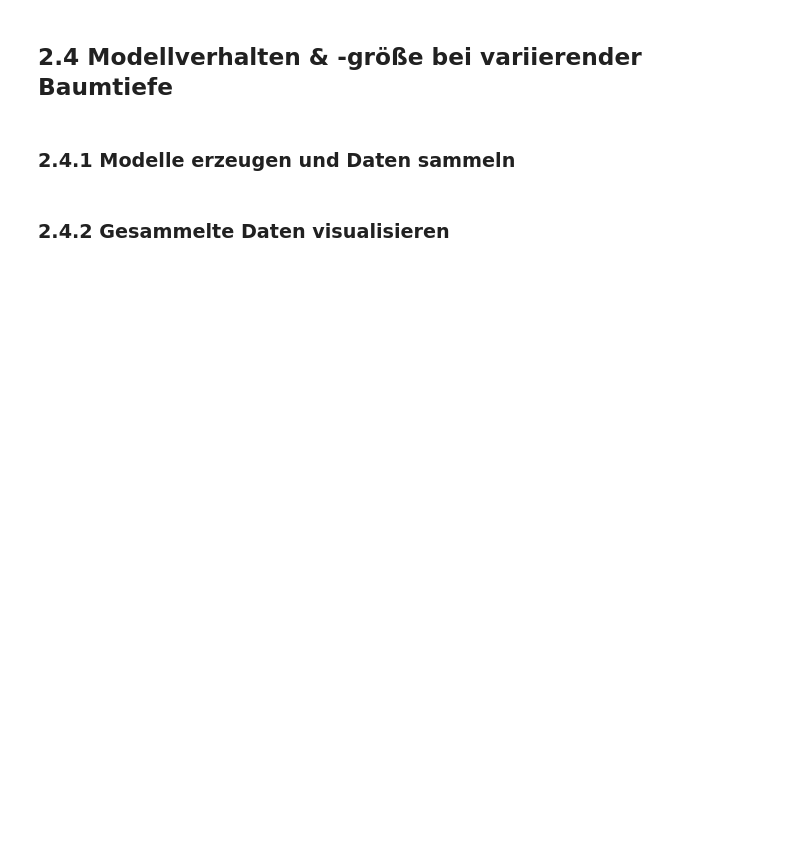
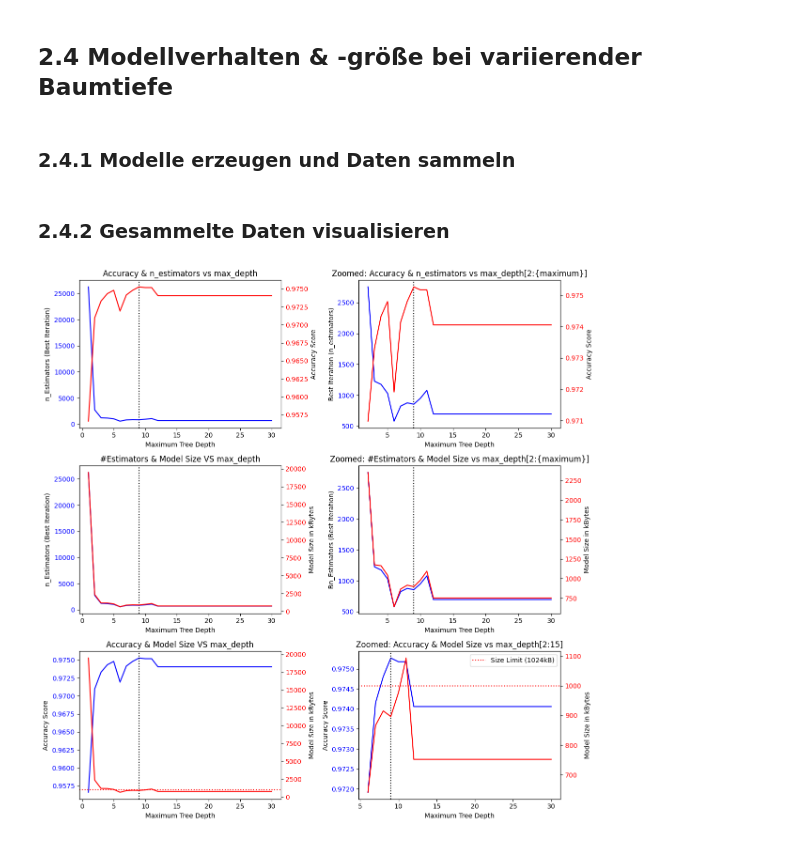
Before and after one commit to iTzOutmind/arduino-xgboost, a Jupyter notebook: gyro.ipynb, the cells around one changed output. Saved outputs shown, nothing was run; the diff lists cells and outputs as text; code cells hidden in the pictures; blank space fills up the shorter version.

```diff
--- a/gyro.ipynb
+++ b/gyro.ipynb
@@ -238,7 +362,9 @@ accList = []
 ubjSizeList = []
 jsonSizeList = []
 
-for i in range(1,16):
+maximum = 30
+
+for i in range(1,maximum+1):
     clf_iter = XGBClassifier(objective = "binary:logistic",
                             tree_method = 'exact',
                             scale_pos_weight = classratio, # Increase weight of minority class
@@ -248,7 +374,7 @@ for i in range(1,16):
                             )
 
     clf_iter.fit(xtrain,ytrain,
-                eval_set=ev_test,
+                eval_set=ev_val,
                 verbose = 0
                 )
 
@@ -264,14 +390,14 @@ for i in range(1,16):
                             )
 
     clf_iter.fit(xtrain,ytrain,
-                eval_set=ev_test,
+                eval_set=ev_all,
                 verbose = 0
                 )
 
-    clf_iter.save_model('clf_iter.ubjson')
+    clf_iter.save_model('clf_iter.ubj')
     clf_iter.save_model('clf_iter.json')
 
-    ubjSizeList.append(os.path.getsize('clf_iter.ubjson'))
+    ubjSizeList.append(os.path.getsize('clf_iter.ubj'))
     jsonSizeList.append(os.path.getsize('clf_iter.json'))
     bestIterList.append(bestIter_local)
     accList.append(acc_local)
@@ -282,84 +408,132 @@ for i in range(1,16):
 
 ubjSizeList_kB = [x/1024 for x in ubjSizeList]
 
-fig, ax = pyplot.subplots(2,2)
+fig, ax = pyplot.subplots(3,2)
 
 fig.set_figwidth(12)
 fig.set_figheight(12)
+
+final_depth = getBestDepth(accList, ubjSizeList_kB).index[0]+1
 
 ##### OBEN LINKS #####
 
 ax[0][0].set_title("Accuracy & n_estimators vs max_depth")
 
-ax[0][0].axvline(x=10, color="black", linestyle=":")
+ax[0][0].axvline(x=final_depth, color="black", linestyle=":")
 
 ax[0][0].set_xlabel("Maximum Tree Depth")
 ax[0][0].set_ylabel("n_Estimators (Best Iteration)")
 ax[0][0].tick_params(axis='y', labelcolor="blue")
-ax[0][0].plot(range(1,16),bestIterList,color="blue")
+ax[0][0].plot(range(1,maximum+1),bestIterList,color="blue")
 
 ax10_twin = ax[0][0].twinx()
 
 ax10_twin.set_ylabel("Accuracy Score")
 ax10_twin.tick_params(axis='y', labelcolor="red")
-ax10_twin.plot(range(1,16),accList,color="red")
+ax10_twin.plot(range(1,maximum+1),accList,color="red")
 
 ##### OBEN RECHTS #####
 
-ax[0][1].set_title("Zoomed: Accuracy & n_estimators vs max_depth[2:15]")
+ax[0][1].set_title("Zoomed: Accuracy & n_estimators vs max_depth[2:{maximum}]")
 
-ax[0][1].axvline(x=10, color="black", linestyle=":")
+ax[0][1].axvline(x=final_depth, color="black", linestyle=":")
 
 ax[0][1].set_xlabel("Maximum Tree Depth")
 ax[0][1].set_ylabel("Best Iteration (n_estimators)")
 ax[0][1].tick_params(axis='y', labelcolor="blue")
-ax[0][1].plot(range(2,16),bestIterList[1:],color="blue")
+ax[0][1].plot(range(2,maximum+1),bestIterList[1:],color="blue")
 
 ax11_twin = ax[0][1].twinx()
 
 ax11_twin.set_ylabel("Accuracy Score")
 ax11_twin.tick_params(axis='y', labelcolor="red")
-ax11_twin.plot(range(2,16),accList[1:],color="red")
+ax11_twin.plot(range(2,maximum+1),accList[1:],color="red")
 
-##### UNTEN LINKS #####
+##### MITTE LINKS #####
 
 ax[1][0].set_title("#Estimators & Model Size VS max_depth")
 
-ax[1][0].axvline(x=10, color="black", linestyle=":")
+ax[1][0].axvline(x=final_depth, color="black", linestyle=":")
 
 ax[1][0].set_xlabel("Maximum Tree Depth")
 ax[1][0].set_ylabel("n_Estimators (Best Iteration)")
 ax[1][0].tick_params(axis='y', labelcolor="blue")
-ax[1][0].plot(range(1,16),bestIterList,color="blue")
+ax[1][0].plot(range(1,maximum+1),bestIterList,color="blue")
 
 ax00_twin = ax[1][0].twinx()
 
 ax00_twin.set_ylabel("Model Size in kBytes")
 ax00_twin.tick_params(axis='y', labelcolor="red")
-ax00_twin.plot(range(1,16),ubjSizeList_kB,color="red")
+ax00_twin.plot(range(1,maximum+1),ubjSizeList_kB,color="red")
 
-##### UNTEN RECHTS #####
+##### MITTE RECHTS #####
 
-ax[1][1].set_title("Zoomed: #Estimators & Model Size vs max_depth[2:15]")
+ax[1][1].set_title("Zoomed: #Estimators & Model Size vs max_depth[2:{maximum}]")
 # ax[1][1].set_title("Zoomed: #Estimators & Model Size vs max_depth[3:15]")
 
-ax[1][1].axvline(x=10, color="black", linestyle=":")
+ax[1][1].axvline(x=final_depth, color="black", linestyle=":")
 
 ax[1][1].set_xlabel("Maximum Tree Depth")
 ax[1][1].set_ylabel("Bn_Estimators (Best Iteration)")
 ax[1][1].tick_params(axis='y', labelcolor="blue")
-ax[1][1].plot(range(2,16),bestIterList[1:],color="blue")
-# ax[1][1].plot(range(3,16),bestIterList[2:],color="blue")
+ax[1][1].plot(range(2,maximum+1),bestIterList[1:],color="blue")
+# ax[1][1].plot(range(3,maximum+1),bestIterList[2:],color="blue")
 
 ax01_twin = ax[1][1].twinx()
 
 ax01_twin.set_ylabel("Model Size in kBytes")
 ax01_twin.tick_params(axis='y', labelcolor="red")
-ax01_twin.plot(range(2,16),ubjSizeList_kB[1:],color="red")
-# ax01_twin.plot(range(3,16),ubjSizeList_kB[2:],color="red")
+ax01_twin.plot(range(2,maximum+1),ubjSizeList_kB[1:],color="red")
+# ax01_twin.plot(range(3,maximum+1),ubjSizeList_kB[2:],color="red")
+
+##### UNTEN LINKS #####
+
+ax[2][0].set_title("Accuracy & Model Size VS max_depth")
+
+ax[2][0].set_xlabel("Maximum Tree Depth")
+ax[2][0].set_ylabel("Accuracy Score")
+ax[2][0].tick_params(axis='y', labelcolor="blue")
+ax[2][0].plot(range(1,maximum+1),accList,color="blue")
+
+ax20_twin = ax[2][0].twinx()
+
+ax20_twin.set_ylabel("Model Size in kBytes")
+ax20_twin.tick_params(axis='y', labelcolor="red")
+ax20_twin.plot(range(1,maximum+1),ubjSizeList_kB,color="red")
+
+ax20_twin.axhline(y=1000, color="red", linestyle=":", label='Size Limit (1024kB)')
+
+ax[2][0].axvline(x=final_depth, color="black", linestyle=":")
+
+##### UNTEN RECHTS #####
+
+ax[2][1].set_title("Zoomed: Accuracy & Model Size vs max_depth[2:15]")
+# ax[2][1].set_title("Zoomed: #Estimators & Model Size vs max_depth[3:15]")
+
+ax[2][1].set_xlabel("Maximum Tree Depth")
+ax[2][1].set_ylabel("Accuracy Score")
+ax[2][1].tick_params(axis='y', labelcolor="blue")
+ax[2][1].plot(range(6,maximum+1),accList[5:],color="blue")
+# ax[2][1].plot(range(3,maximum+1),accList[2:],color="blue")
+
+ax21_twin = ax[2][1].twinx()
+
+ax21_twin.set_ylabel("Model Size in kBytes")
+ax21_twin.tick_params(axis='y', labelcolor="red")
+ax21_twin.plot(range(6,maximum+1),ubjSizeList_kB[5:],color="red")
+# ax21_twin.plot(range(3,maximum+1),ubjSizeList_kB[2:],color="red")
+
+ax21_twin.axhline(y=1000, color="red", linestyle=":", label="Size Limit (1024kB)")
+
+ax[2][1].axvline(x=final_depth, color="black", linestyle=":")
+
+##### PLOT THAT THING #####
+ax21_twin.legend()
 
 ##### PLOT THAT THING #####
 
 fig.tight_layout()
 pyplot.show()
+# %% [output]
+[figure, added]
 # %% [markdown]
```
Also changed, not shown: parts of 23 cells of this notebook, 1 other file.
